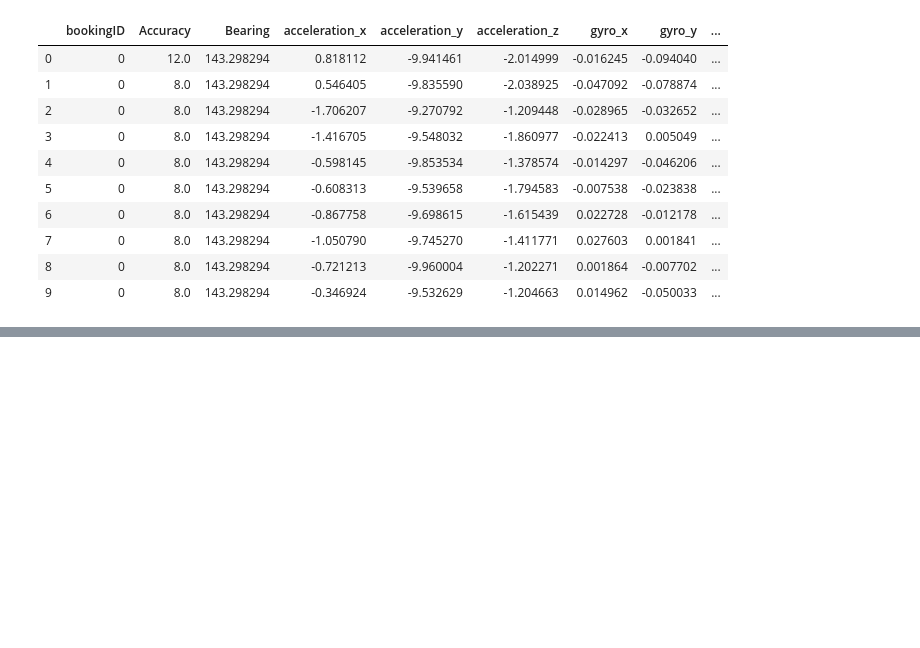
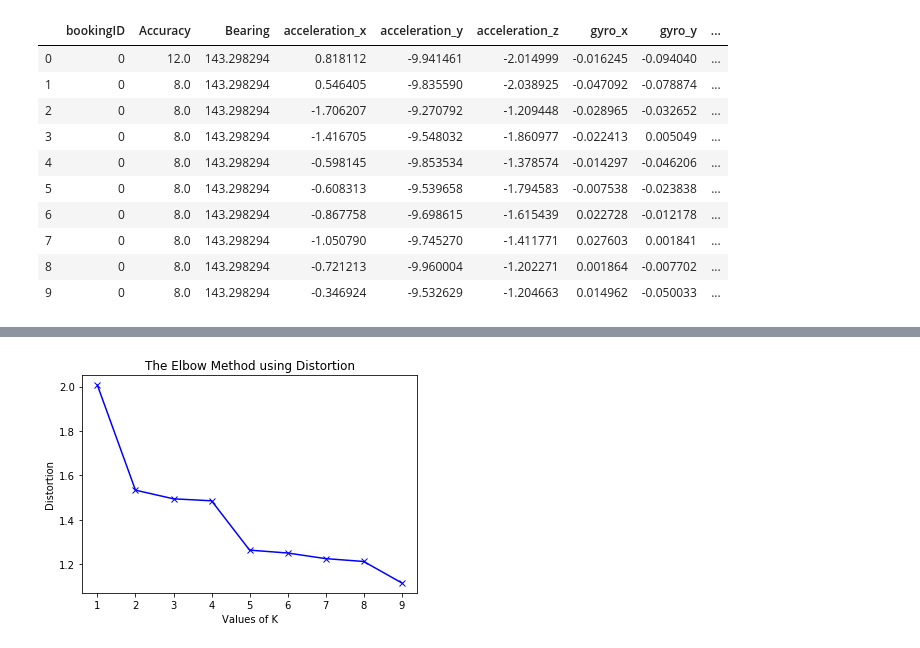
Before and after one commit to md-afif/AIforSEA_Safety, a Jupyter notebook: EDA.ipynb, the cells around one changed output, grey strips where cells are left out. Drawn from its saved outputs; the diff is of its cells as text; code cells hidden in the pictures; blank space fills up the shorter version.

```diff
--- a/EDA.ipynb
+++ b/EDA.ipynb
@@ -8,7 +8,7 @@ import os
 # %%
 # Reading and merging all csv files into one dataframe
 
-DATA_DIR = 'data/safety/features'
+DATA_DIR = '../data/safety/features'
 
 colnames = ['bookingID', 'Accuracy', 'Bearing', 'acceleration_x',
              'acceleration_y', 'acceleration_z', 'gyro_x', 'gyro_y',
@@ -261,0 +229,4 @@ df_add2.columns = [col.lower() for col in df_add2.columns]
+# %%
+window_features = df_add[['bookingID', 'Speed', 'acceleration', 'gyro_pc']].groupby('bookingID')
+# ids = np.random.choice(window_features['bookingID'].unique(), size=20)
+# window_features2 = window_features[window_features['bookingID'].isin(ids)].groupby('bookingID')
@@ -261,0 +270,3 @@ df_add2.columns = [col.lower() for col in df_add2.columns]
+# %%
+window_features4 = window_features3.drop('bookingID', axis=1)
+window_features4.columns = ['_'.join(col) for col in window_features4.columns]
@@ -261,0 +289,25 @@ df_add2.columns = [col.lower() for col in df_add2.columns]
+# %%
+from sklearn.cluster import KMeans
+from sklearn import metrics
+from scipy.spatial.distance import cdist
+
+distortions = []
+inertias = []
+mapping1 = {}
+mapping2 = {}
+K = range(1,10)
+
+for k in K:
+    print(k)
+
+    #Building and fitting the model
+    kmeanModel = KMeans(n_clusters=k)
+    kmeanModel.fit(window_features4)
+
+    distortions.append(sum(np.min(cdist(window_features4, kmeanModel.cluster_centers_,
+                      'euclidean'),axis=1)) / window_features4.shape[0])
+    inertias.append(kmeanModel.inertia_)
+
+    mapping1[k] = sum(np.min(cdist(window_features4, kmeanModel.cluster_centers_,
+                 'euclidean'),axis=1)) / window_features4.shape[0]
+    mapping2[k] = kmeanModel.inertia_
@@ -261,0 +337,8 @@ df_add2.columns = [col.lower() for col in df_add2.columns]
+# %%
+plt.plot(K, distortions, 'bx-')
+plt.xlabel('Values of K')
+plt.ylabel('Distortion')
+plt.title('The Elbow Method using Distortion')
+plt.show() # Should keep 5 clusters
+# %% [output]
+[figure, added]
```
Also changed, not shown: parts of 18 cells of this notebook, 1 other file.
